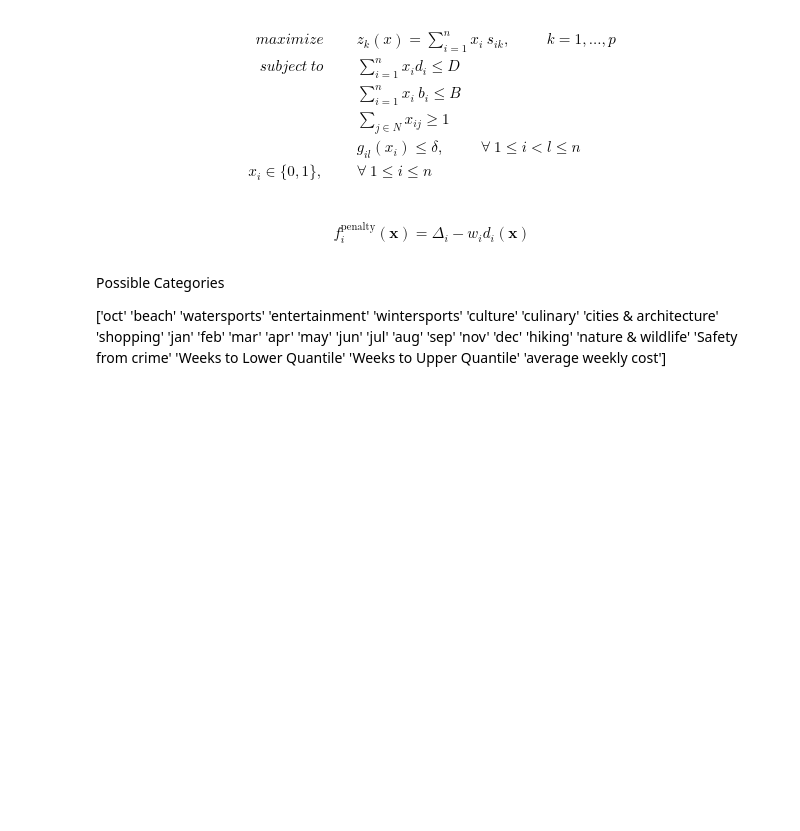
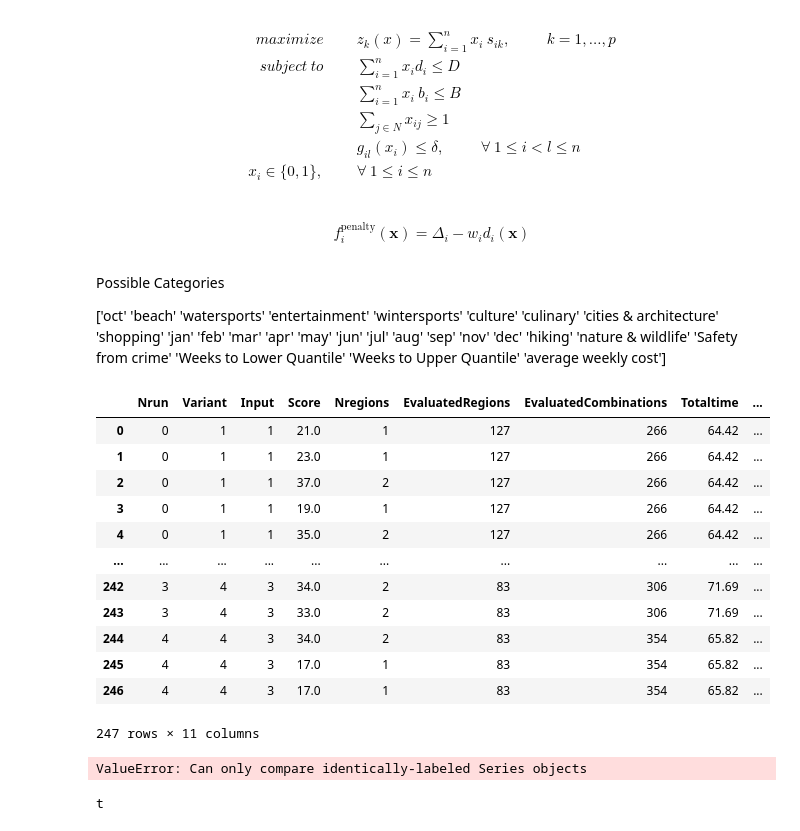
Before and after one commit to idaShobs/destirec-composite, a Jupyter notebook: Implementation/main.ipynb, the cells around one changed output. Cells and saved outputs as stored; diff of their text form; code cells hidden in the pictures; blank space fills up the shorter version.

Commit message:
Evaluation Configurtion Changes

```diff
--- a/Implementation/main.ipynb
+++ b/Implementation/main.ipynb
@@ -95,2 +94,20 @@ Possible  Categories
 # %%
 evaluation.run()
+# %%
+df = pd.read_csv('logs/results/evaluation.csv', sep=',')
+# %%
+df
+# %% [output]
+|  | Nrun | Variant | Input | Score | Nregions | EvaluatedRegions | EvaluatedCombinations | Totaltime | ... |
+| 0 | 0 | 1 | 1 | 21.0 | 1 | 127 | 266 | 64.42 | ... |
+| 1 | 0 | 1 | 1 | 23.0 | 1 | 127 | 266 | 64.42 | ... |
+| 2 | 0 | 1 | 1 | 37.0 | 2 | 127 | 266 | 64.42 | ... |
+| 3 | 0 | 1 | 1 | 19.0 | 1 | 127 | 266 | 64.42 | ... |
+| 4 | 0 | 1 | 1 | 35.0 | 2 | 127 | 266 | 64.42 | ... |
+| ... | ... | ... | ... | ... | ... | ... | ... | ... | ... |
+| 242 | 3 | 4 | 3 | 34.0 | 2 | 83 | 306 | 71.69 | ... |
+| 243 | 3 | 4 | 3 | 33.0 | 2 | 83 | 306 | 71.69 | ... |
+| 244 | 4 | 4 | 3 | 34.0 | 2 | 83 | 354 | 65.82 | ... |
+| 245 | 4 | 4 | 3 | 17.0 | 1 | 83 | 354 | 65.82 | ... |
+| 246 | 4 | 4 | 3 | 17.0 | 1 | 83 | 354 | 65.82 | ... |
+247 rows × 11 columns
@@ -96,0 +116,10 @@ evaluation.run()
+# %%
+idx = df.groupby(['Variant', 'Input'])['Score'].transform(max) == df['Score']
+max_evals = df[idx]
+# %% [output]
+ValueError: Can only compare identically-labeled Series objects
+# %%
+needed = max_evals.loc[ :, ['Variant', 'Input','SuggestedRegions', 'SuggestedDuration', 'Score']]
+print('t')
+# %% [output]
+t
```
Also changed, not shown: parts of 5 cells of this notebook, 4 other files.
